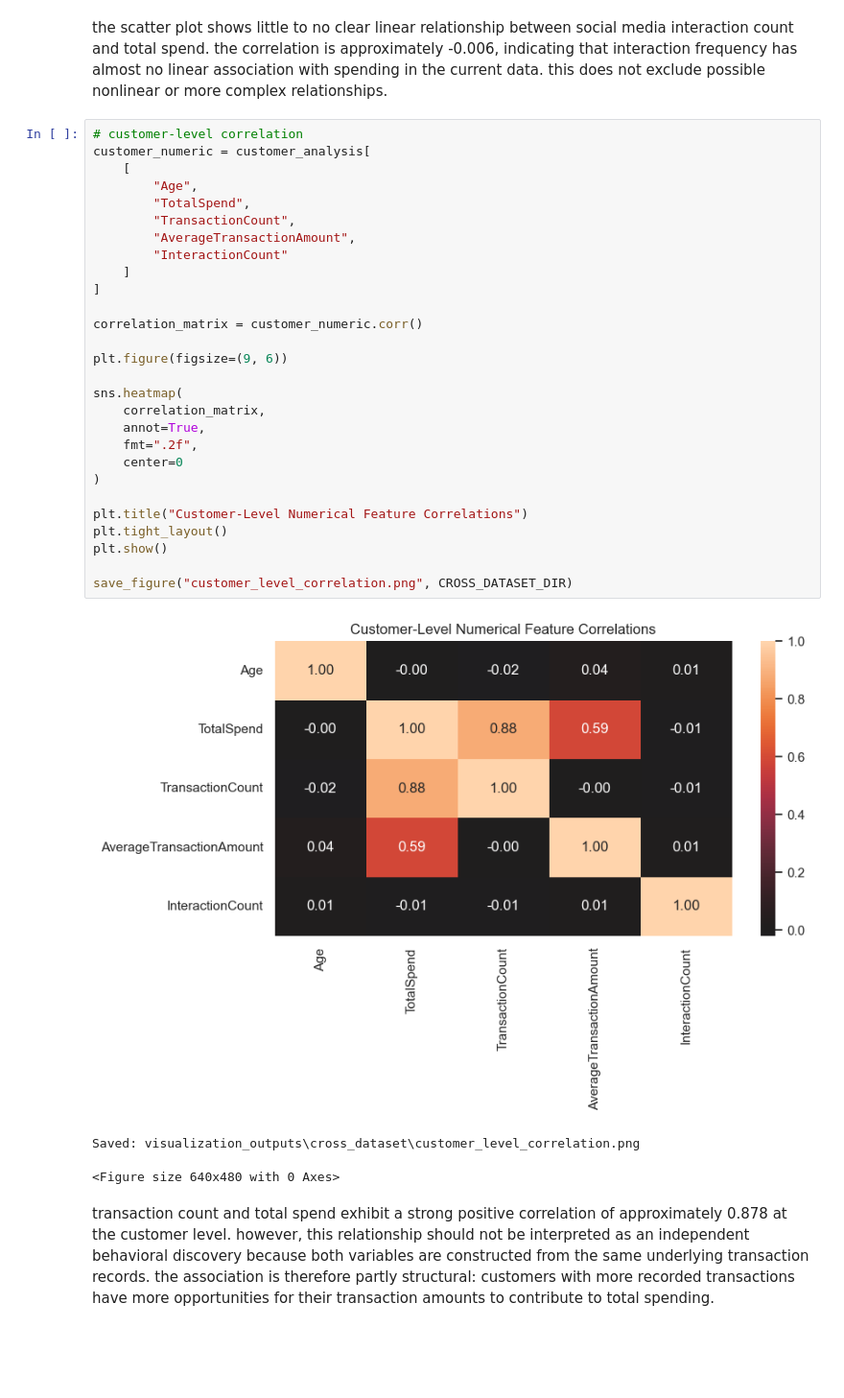
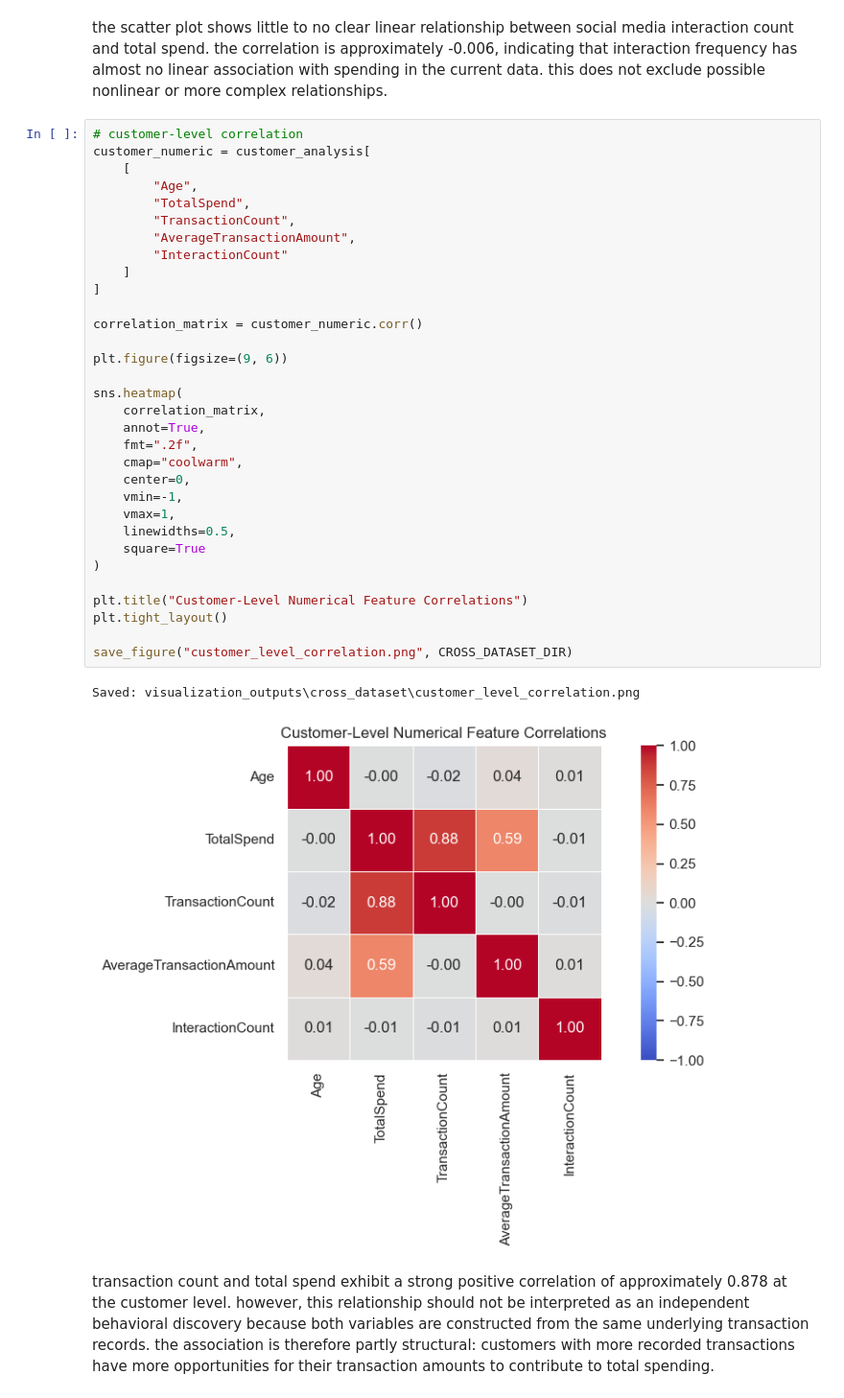
Before and after one commit to ronachel/h3101-ml-linear-algebra-project-digma, a Jupyter notebook: week7_ml_data_visualizations/week7_visualization_homework.ipynb, the cells around one changed output. Shown at 96% size. Saved outputs shown, nothing was run; the diff lists cells and outputs as text; blank space fills up the shorter version.

Commit message:
update cell for heatmap

```diff
--- a/week7_ml_data_visualizations/week7_visualization_homework.ipynb
+++ b/week7_ml_data_visualizations/week7_visualization_homework.ipynb
@@ -676,34 +676,37 @@ the scatter plot shows little to no clear linear relationship between social med
 # %%
 # customer-level correlation
 customer_numeric = customer_analysis[
     [
         "Age",
         "TotalSpend",
         "TransactionCount",
         "AverageTransactionAmount",
         "InteractionCount"
     ]
 ]
 
 correlation_matrix = customer_numeric.corr()
 
 plt.figure(figsize=(9, 6))
 
 sns.heatmap(
     correlation_matrix,
     annot=True,
     fmt=".2f",
-    center=0
+    cmap="coolwarm",
+    center=0,
+    vmin=-1,
+    vmax=1,
+    linewidths=0.5,
+    square=True
 )
 
 plt.title("Customer-Level Numerical Feature Correlations")
 plt.tight_layout()
-plt.show()
 
 save_figure("customer_level_correlation.png", CROSS_DATASET_DIR)
 # %% [output]
+Saved: visualization_outputs\cross_dataset\customer_level_correlation.png
-[figure, old version]
+[figure, new version]
-Saved: visualization_outputs\cross_dataset\customer_level_correlation.png
-<Figure size 640x480 with 0 Axes>
 # %% [markdown]
 transaction count and total spend exhibit a strong positive correlation of approximately 0.878 at the customer level. however, this relationship should not be interpreted as an independent behavioral discovery because both variables are constructed from the same underlying transaction records. the association is therefore partly structural: customers with more recorded transactions have more opportunities for their transaction amounts to contribute to total spending.
```
Also changed, not shown: 1 other file.
